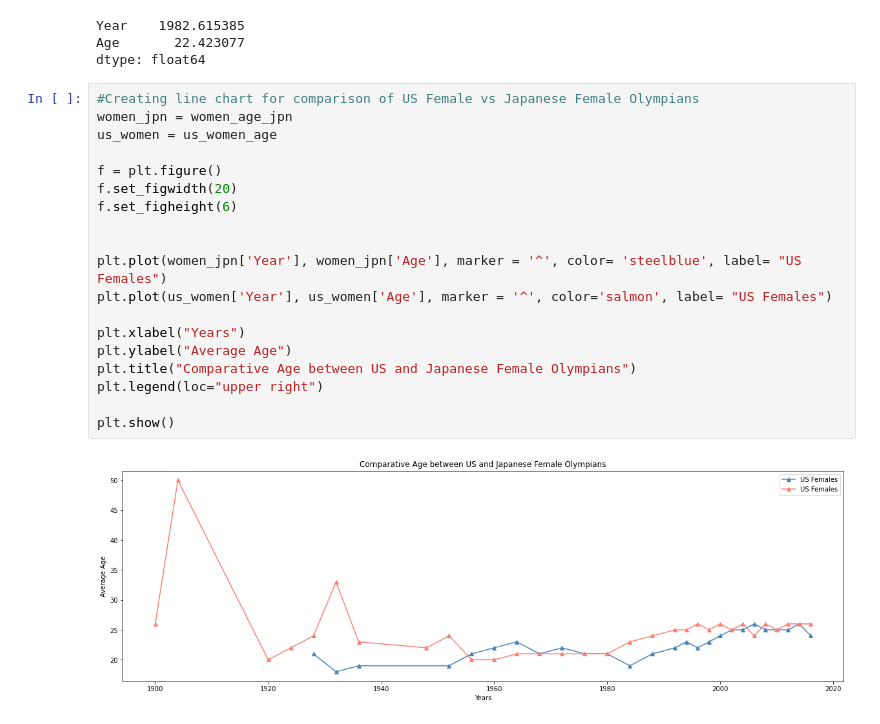
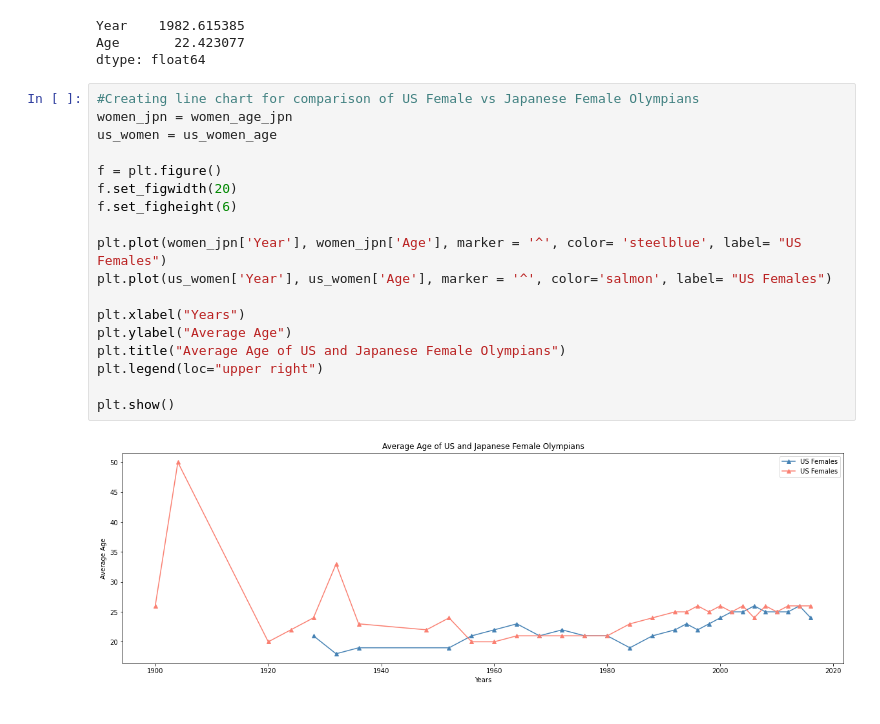
Before and after one commit to fhelms8/Git_Sum_Group_Prj, a Jupyter notebook: Tyler_Work_Age.ipynb, the cells around one changed output. Saved outputs shown, nothing was run; the diff lists cells and outputs as text.

```diff
--- a/Tyler_Work_Age.ipynb
+++ b/Tyler_Work_Age.ipynb
@@ -494,21 +494,20 @@ dtype: float64
 # %%
 #Creating line chart for comparison of US Female vs Japanese Female Olympians
 women_jpn = women_age_jpn
 us_women = us_women_age
 
 f = plt.figure()
 f.set_figwidth(20)
 f.set_figheight(6)
 
-
 plt.plot(women_jpn['Year'], women_jpn['Age'], marker = '^', color= 'steelblue', label= "US Females")
 plt.plot(us_women['Year'], us_women['Age'], marker = '^', color='salmon', label= "US Females")
 
 plt.xlabel("Years")
 plt.ylabel("Average Age")
-plt.title("Comparative Age between US and Japanese Female Olympians")
+plt.title("Average Age of US and Japanese Female Olympians")
 plt.legend(loc="upper right")
 
 plt.show()
 # %% [output]
-[figure, old version]
+[figure, new version]
```
Also changed, not shown: parts of 2 cells of this notebook, 4 other files.
